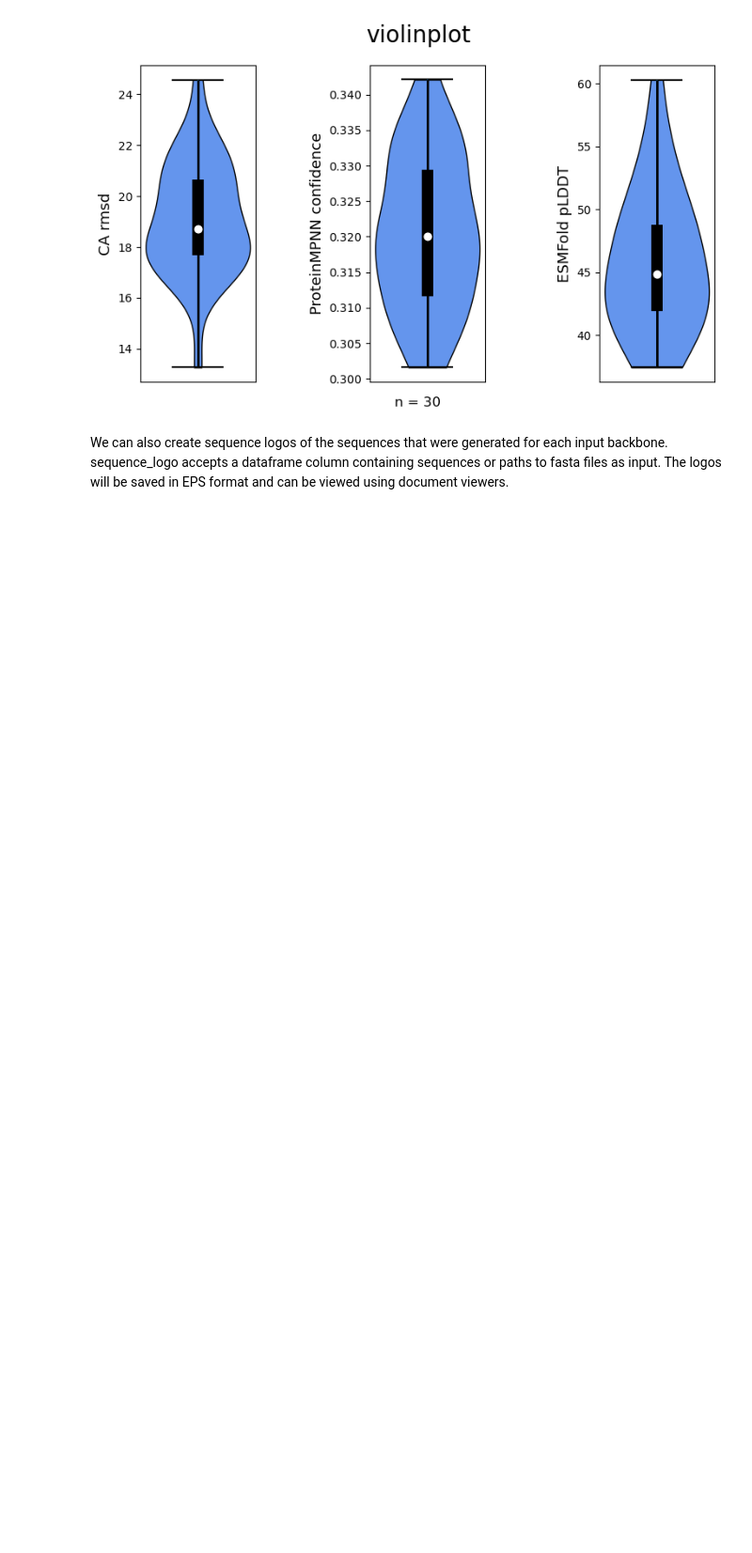
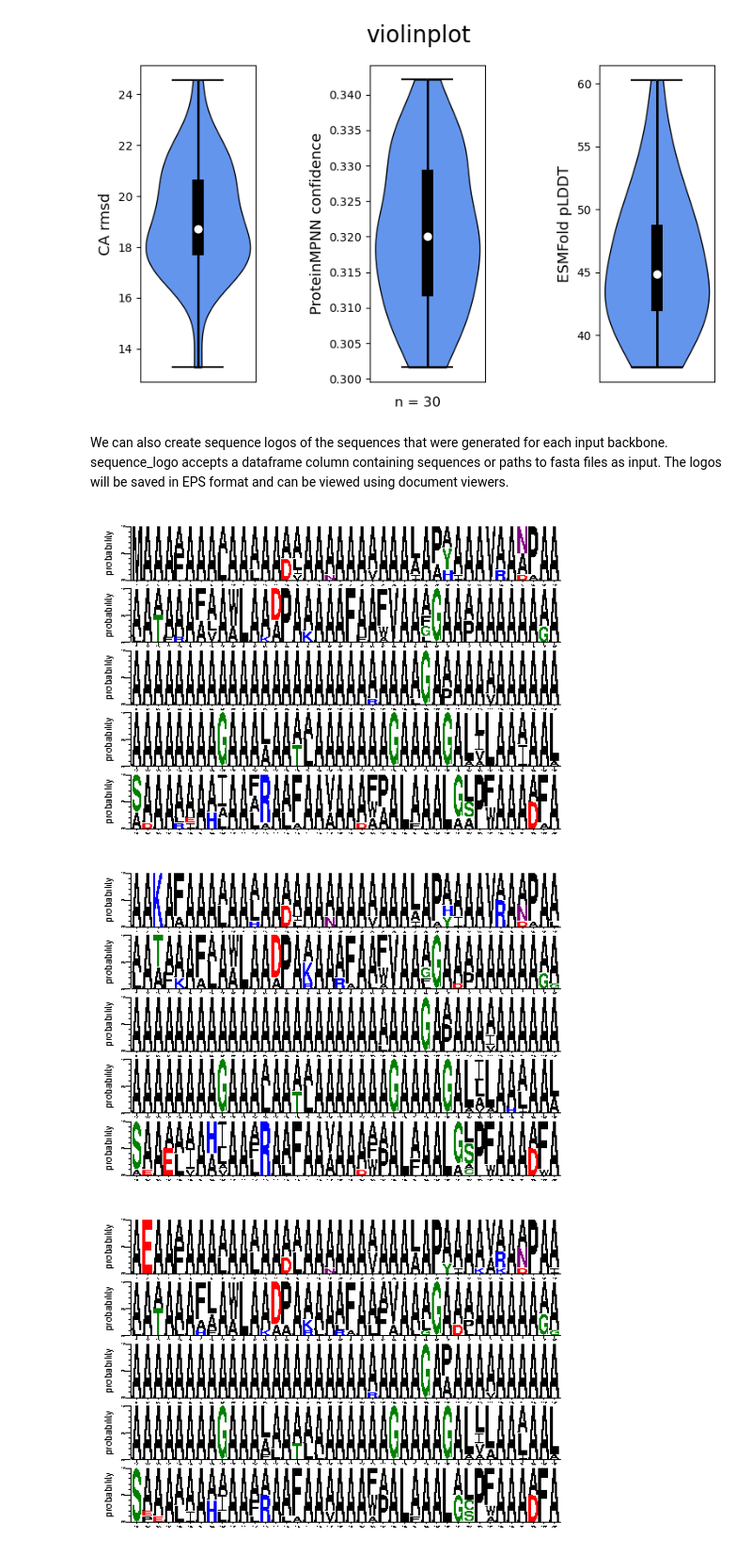
Before and after one commit to mabr3112/ProtFlow, a Jupyter notebook: examples/plotting.ipynb, the cells around one changed output. Shown at 94% size. Saved outputs shown, nothing was run; the diff lists cells and outputs as text; code cells hidden in the pictures; blank space fills up the shorter version.

```diff
--- a/examples/plotting.ipynb
+++ b/examples/plotting.ipynb
@@ -64,8 +64,12 @@ We can also create sequence logos of the sequences that were generated for each
 # %%
 from protflow.utils.plotting import sequence_logo
 import os
 
-#my_poses = Poses(poses='data/example_output/metrics_plotting_example/metrics_plotting_example_scores.json', work_dir='metrics_plotting_examples')
+my_poses = Poses(poses='data/example_output/metrics_plotting_example/metrics_plotting_example_scores.json', work_dir='metrics_plotting_examples')
 
 for input_pdb, df in my_poses.df.groupby('input_poses'):
     sequence_logo(dataframe=df, input_col='options_local_sequence', out_path=f'metrics_plotting_example/sequence_logo_{os.path.basename(input_pdb)}.logo')
+# %% [output]
+[figure, added]
+[figure, added]
+[figure, added]
```
Also changed, not shown: parts of 1 cell of this notebook, 6 other files.
